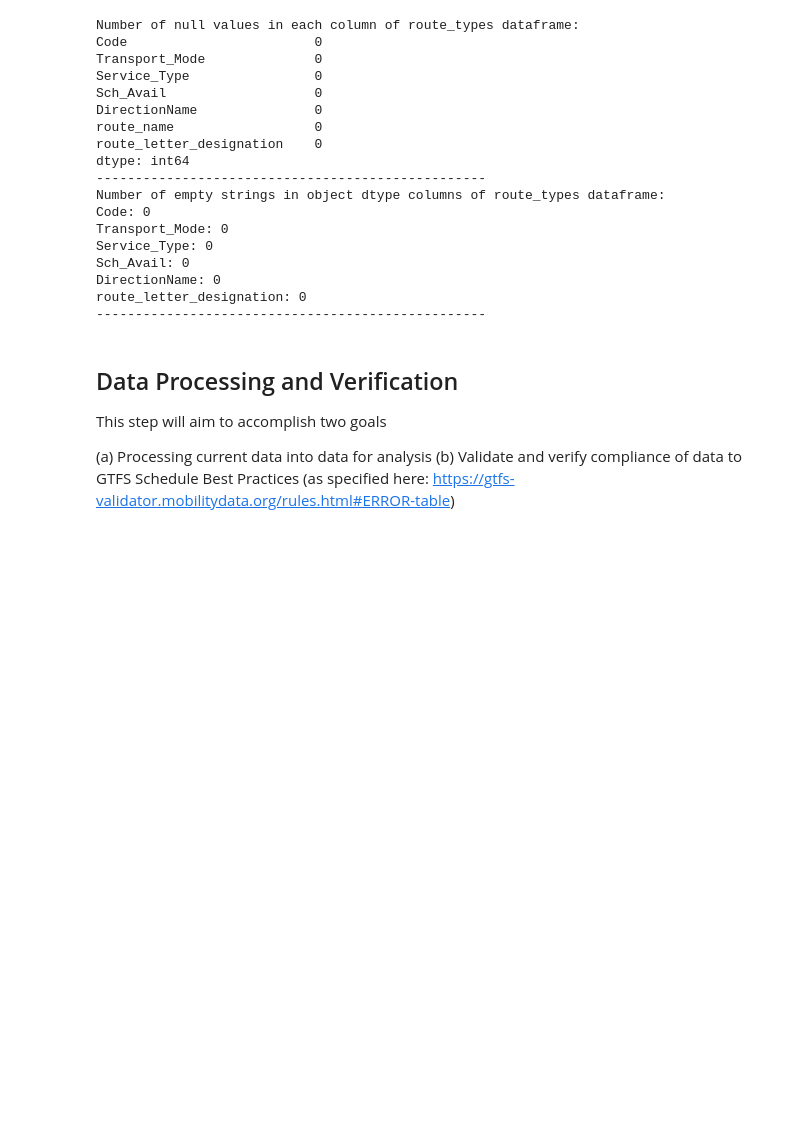
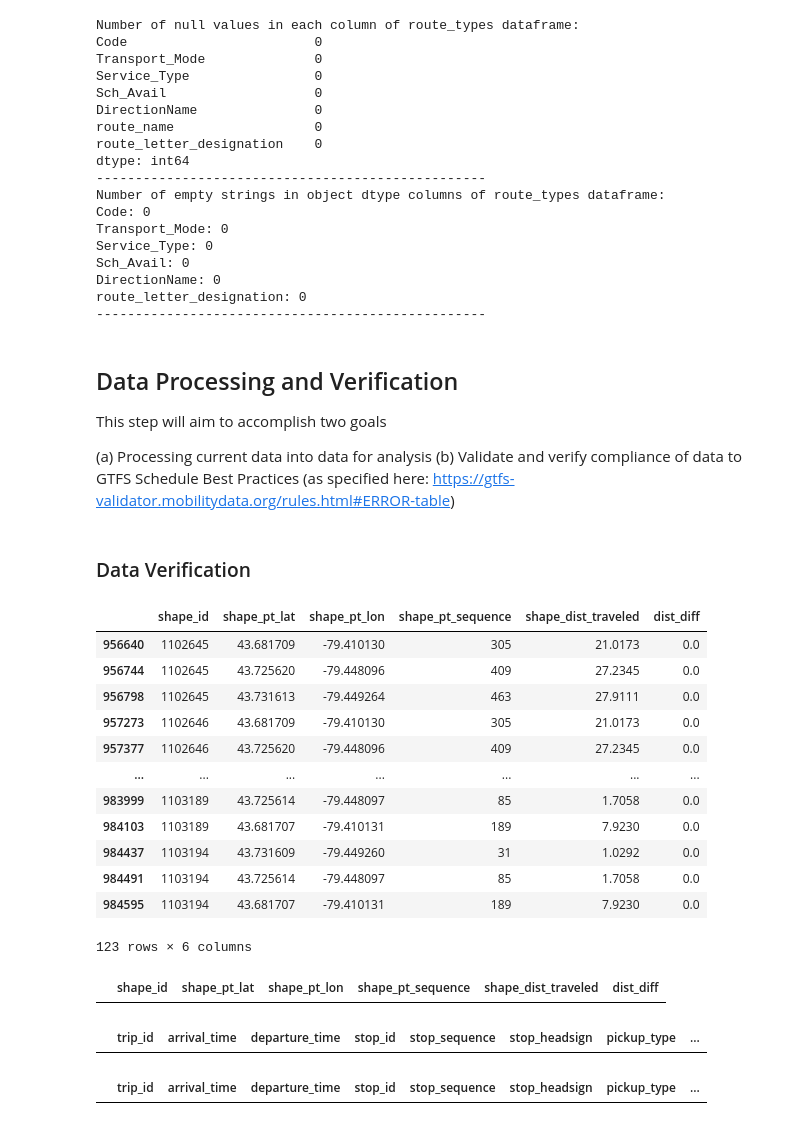
Before and after one commit to devslinky/TAL, a Jupyter notebook: GTFS_static_data_vis.ipynb, the cells around one changed output. Drawn from its saved outputs; the diff is of its cells as text; code cells hidden in the pictures; blank space fills up the shorter version.

Commit message:
"added some data verification code"

```diff
--- a/GTFS_static_data_vis.ipynb
+++ b/GTFS_static_data_vis.ipynb
@@ -1938,3 +1938,83 @@ This step will aim to accomplish two goals
 
 (a) Processing current data into data for analysis
 (b) Validate and verify compliance of data to GTFS Schedule Best Practices (as specified here: https://gtfs-validator.mobilitydata.org/rules.html#ERROR-table)
+# %% [markdown]
+### Data Verification
+# %%
+# checking for decreasing or constant shape distance between consecutive points in shape dataframe
+
+
+shapes["dist_diff"] = (
+    shapes.groupby("shape_id")["shape_dist_traveled"].diff()
+)
+
+invalid_shapes = shapes[shapes["dist_diff"] <= 0]
+
+display(invalid_shapes)
+
+# from the looks of it, it seems these shape points are located in the same location as a previous stop in the stop_sequence
+# lets remove these stops since they are essentially redundant records
+
+shapes = shapes.drop(shapes[shapes.dist_diff <= 0].index)
+
+shapes["dist_diff"] = (
+    shapes.groupby("shape_id")["shape_dist_traveled"].diff()
+)
+
+invalid_shapes = shapes[shapes["dist_diff"] <= 0]
+
+display(invalid_shapes)
+# %% [output]
+|  | shape_id | shape_pt_lat | shape_pt_lon | shape_pt_sequence | shape_dist_traveled | dist_diff |
+| 956640 | 1102645 | 43.681709 | -79.410130 | 305 | 21.0173 | 0.0 |
+| 956744 | 1102645 | 43.725620 | -79.448096 | 409 | 27.2345 | 0.0 |
+| 956798 | 1102645 | 43.731613 | -79.449264 | 463 | 27.9111 | 0.0 |
+| 957273 | 1102646 | 43.681709 | -79.410130 | 305 | 21.0173 | 0.0 |
+| 957377 | 1102646 | 43.725620 | -79.448096 | 409 | 27.2345 | 0.0 |
+| ... | ... | ... | ... | ... | ... | ... |
+| 983999 | 1103189 | 43.725614 | -79.448097 | 85 | 1.7058 | 0.0 |
+| 984103 | 1103189 | 43.681707 | -79.410131 | 189 | 7.9230 | 0.0 |
+| 984437 | 1103194 | 43.731609 | -79.449260 | 31 | 1.0292 | 0.0 |
+| 984491 | 1103194 | 43.725614 | -79.448097 | 85 | 1.7058 | 0.0 |
+| 984595 | 1103194 | 43.681707 | -79.410131 | 189 | 7.9230 | 0.0 |
+123 rows × 6 columns
+|  | shape_id | shape_pt_lat | shape_pt_lon | shape_pt_sequence | shape_dist_traveled | dist_diff |
+# %%
+# checking for decreasing or constant depature to arrival times in stop_times dataframe
+
+# first lets convert the arrival_time in stop_times from HH:MM:SS to seconds after start of service day
+
+def time_to_seconds(t):
+    h, m, s = map(int, t.split(":"))
+    return h * 3600 + m * 60 + s
+
+stop_times["arrival_time_seconds"] = stop_times["arrival_time"].apply(time_to_seconds)
+
+# now lets check
+
+stop_times["time_diff"] = (
+    stop_times.groupby("trip_id")["arrival_time_seconds"].diff()
+)
+
+invalid_stop_times = stop_times[stop_times["time_diff"] <= 0]
+
+display(invalid_stop_times)
+
+# looks like the data is quite consistent
+# %% [output]
+|  | trip_id | arrival_time | departure_time | stop_id | stop_sequence | stop_headsign | pickup_type | ... |
+# %%
+# checking for decreasing or constant shape distance between consecutive points in stop_times dataframe
+
+
+stop_times["dist_diff"] = (
+    stop_times.groupby("trip_id")["shape_dist_traveled"].diff()
+)
+
+invalid_stops = stop_times[stop_times["dist_diff"] <= 0]
+
+display(invalid_stops)
+
+# so looks like the data is quite consistent
+# %% [output]
+|  | trip_id | arrival_time | departure_time | stop_id | stop_sequence | stop_headsign | pickup_type | ... |
```
Also changed, not shown: parts of 2 cells of this notebook, 1 other file.
